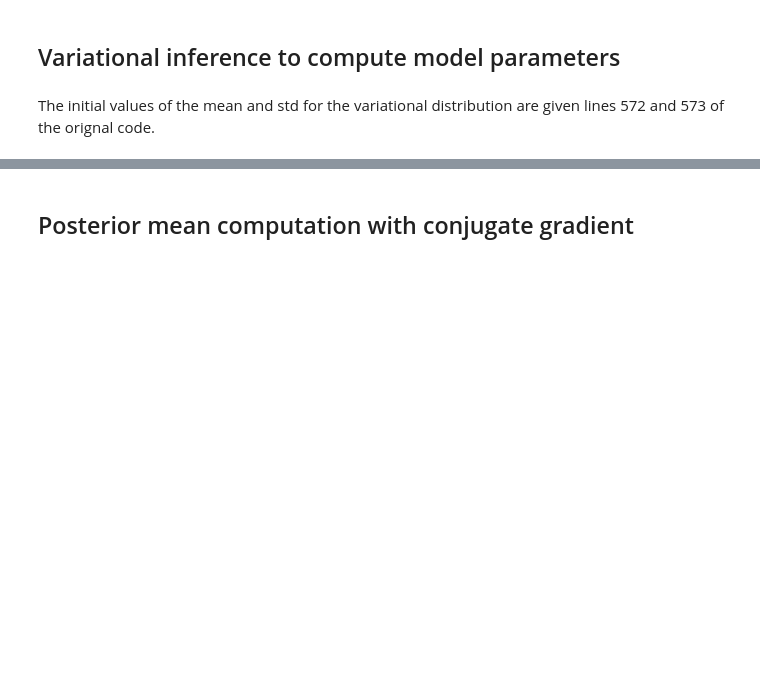
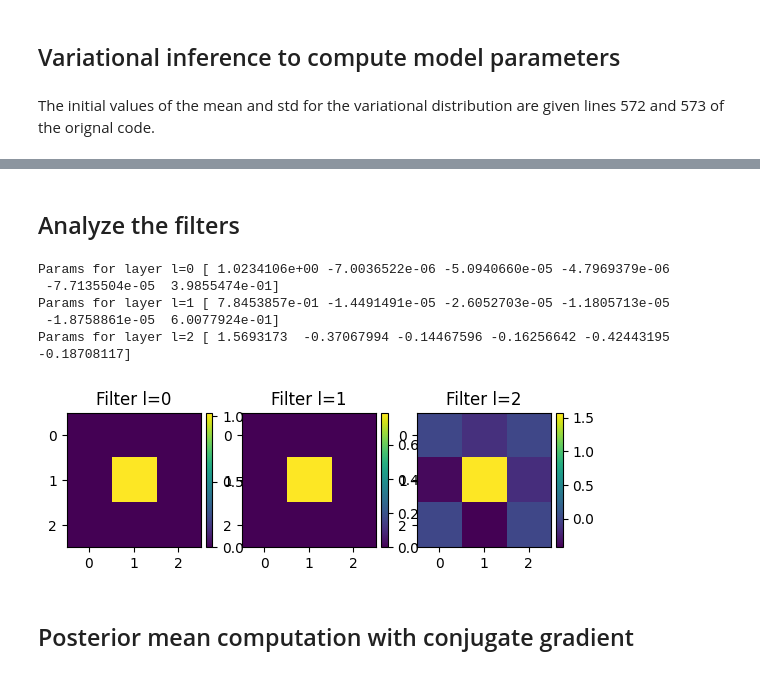
Before and after one commit to HGangloff/dgmrf, a Jupyter notebook: notebooks/conv_dgmrf_lattice.ipynb, the cells around one changed output, grey strips where cells are left out. Cells and saved outputs as stored; diff of their text form; code cells hidden in the pictures; blank space fills up the shorter version.

```diff
--- a/notebooks/conv_dgmrf_lattice.ipynb
+++ b/notebooks/conv_dgmrf_lattice.ipynb
@@ -163,3 +174,27 @@ plt.show()
+# %% [markdown]
+## Analyze the filters
+# %%
+from dgmrf.layers import ConvLayer
+fig.set_size_inches(30.5, 15.5)
+
+fig, axes = plt.subplots(1, L + 1 if L == 1 else L)
+for l in range(L):
+    f1_ = ConvLayer.params_transform(params_final["dgmrf"].layers[l].params)
+    print(f"Params for layer {l=}", ConvLayer.params_transform(params_final["dgmrf"].layers[l].params))
+    f1 = jnp.array([[0, f1_[2], 0], [f1_[1], f1_[0], f1_[3]], [0, f1_[4], 0]])
+    im = axes[l].imshow(f1)
+    axes[l].set_title(f"Filter {l=}")
+    divider = make_axes_locatable(axes[l])
+    cax = divider.append_axes('right', size='5%', pad=0.05)
+    fig.colorbar(im, cax=cax, orientation='vertical')
+plt.show()
+# %% [output]
+Params for layer l=0 [ 1.0234106e+00 -7.0036522e-06 -5.0940660e-05 -4.7969379e-06
+ -7.7135504e-05  3.9855474e-01]
+Params for layer l=1 [ 7.8453857e-01 -1.4491491e-05 -2.6052703e-05 -1.1805713e-05
+ -1.8758861e-05  6.0077924e-01]
+Params for layer l=2 [ 1.5693173  -0.37067994 -0.14467596 -0.16256642 -0.42443195 -0.18708117]
+[figure, added]
 # %% [markdown]
 ## Posterior mean computation with conjugate gradient
 # %%
```
Also changed, not shown: parts of 14 cells of this notebook, 4 other files.
